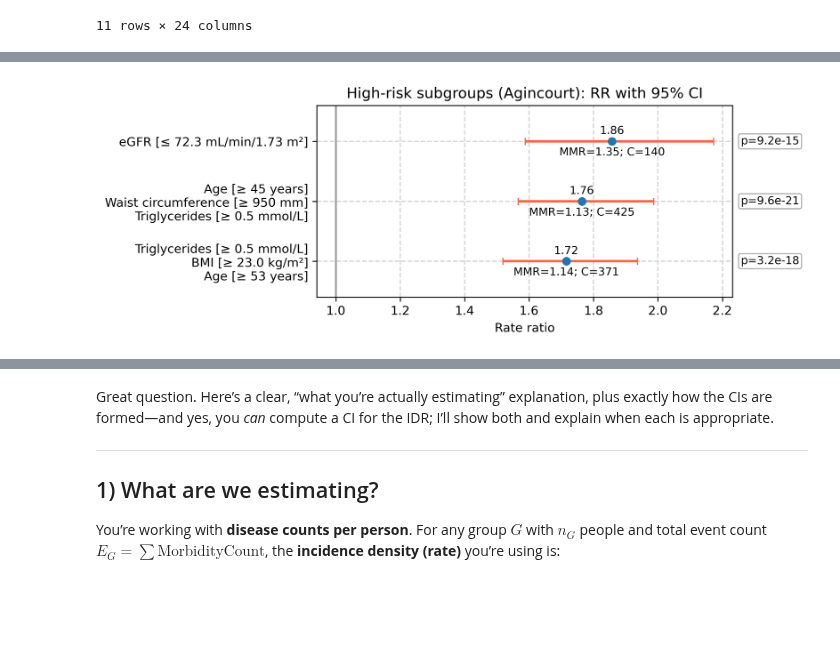
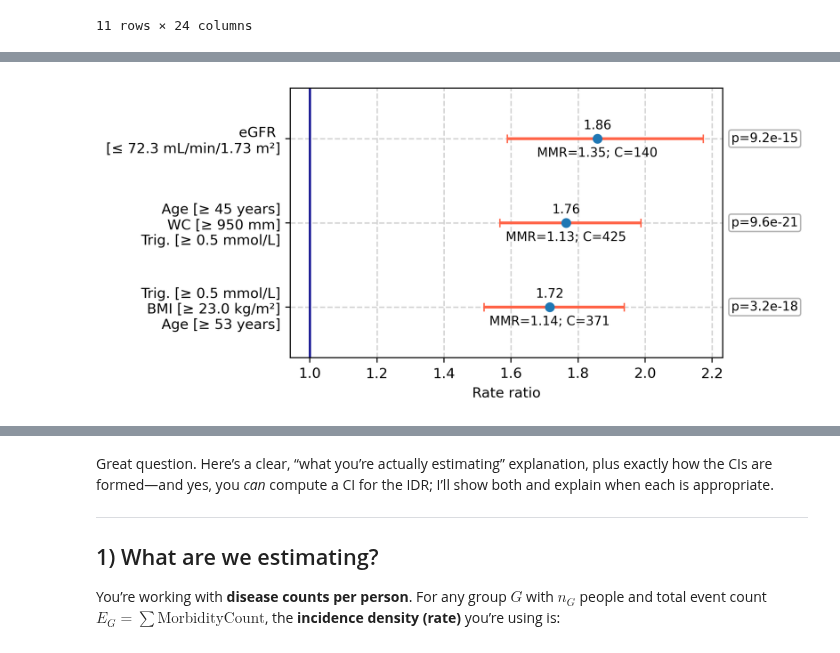
Before and after one commit to kayvinsoo7/HAALSI_work, a Jupyter notebook: mdscan-master/Poisson_scoring2.ipynb, the cells around one changed output, grey strips where cells are left out. Drawn from its saved outputs; the diff is of its cells as text; code cells hidden in the pictures; blank space fills up the shorter version.

```diff
--- a/mdscan-master/Poisson_scoring2.ipynb
+++ b/mdscan-master/Poisson_scoring2.ipynb
@@ -1530,7 +1530,7 @@ def pretty_label(raw: str) -> str:
     out_lines = []
     for p in parts:
         if 'triglycerides' in p:
-            out_lines.append("Triglycerides [≥ 0.5 mmol/L]")
+            out_lines.append("Trig. [≥ 0.5 mmol/L]")
         elif 'bmi' in p:
             out_lines.append("BMI [≥ 23.0 kg/m²]")
         elif 'age' in p:
@@ -1541,9 +1541,9 @@ def pretty_label(raw: str) -> str:
             else:
                 out_lines.append("Age")
         elif 'waist circumference' in p:
-            out_lines.append("Waist circumference [≥ 950 mm]")
+            out_lines.append("WC [≥ 950 mm]")
         elif 'egfr' in p:
-            out_lines.append("eGFR [≤ 72.3 mL/min/1.73 m²]")
+            out_lines.append("eGFR \n[≤ 72.3 mL/min/1.73 m²]")
         else:
             out_lines.append(p.strip())
     return "\n".join(out_lines)
@@ -1557,41 +1557,41 @@ x_low = plot_df['RR_CI95_low'].values
 x_high = plot_df['RR_CI95_high'].values
 y = np.arange(len(plot_df))
 
-row_height = 0.7
+row_height = 0.8
 fig_height = 1.0 + row_height * len(plot_df)
-fig, ax = plt.subplots(figsize=(8.2, fig_height), dpi=300)
+fig, ax = plt.subplots(figsize=(7.2, fig_height), dpi=350)
 
 ax.errorbar(x, y, xerr=[x - x_low, x_high - x], fmt='none', ecolor='tomato', elinewidth=2, capsize=3)
 ax.plot(x, y, 'o', mfc='tab:blue', mec='tab:blue')
 
-ax.axvline(1.0, linestyle='-', color='0.6')
+ax.axvline(1.0, linestyle='-', color='darkblue')
 ax.set_yticks(y)
 ax.grid(True, linestyle='--', linewidth=1, color='lightgray')
 ax.set_yticklabels(plot_df['label'].tolist())
 ax.set_xlabel('Rate ratio')
-ax.set_title('High-risk subgroups (Agincourt): RR with 95% CI')
+# ax.set_title('High-risk subgroups (Agincourt): RR with 95% CI')
 
 for i in range(len(plot_df)):
     rr = plot_df.loc[i, 'RR_vs_comp']
     mmr = plot_df.loc[i, 'rate_sub']
     n_people = int(plot_df.loc[i, 'n_sub'])
     xi, yi = x[i], y[i]
     ax.text(xi, yi + 0.08, f"{rr:.2f}", ha='center', va='bottom', fontsize=9)
     ax.text(xi, yi - 0.10, f"MMR={mmr:.2f}; C={n_people}", ha='center', va='top', fontsize=9)
 
 ax.set_ylim(-0.6, len(plot_df)-0.4)
 
 trans = transforms.blended_transform_factory(ax.transAxes, ax.transData)
 for i in range(len(plot_df)):
     p = plot_df.loc[i, 'p_RR_vs_comp']
     ax.text(1.02, y[i], f"p={p:.1e}", transform=trans, ha='left', va='center', fontsize=9,
             bbox=dict(boxstyle='round,pad=0.2', fc='white', ec='0.7'))
 
 plt.subplots_adjust(right=0.85)
 plt.tight_layout()
 plt.show()
 # %% [output]
-[figure, old version]
+[figure, new version]
 # %%
 # Re-run (kernel state reset)
 
```
Also changed, not shown: parts of 3 cells of this notebook.
